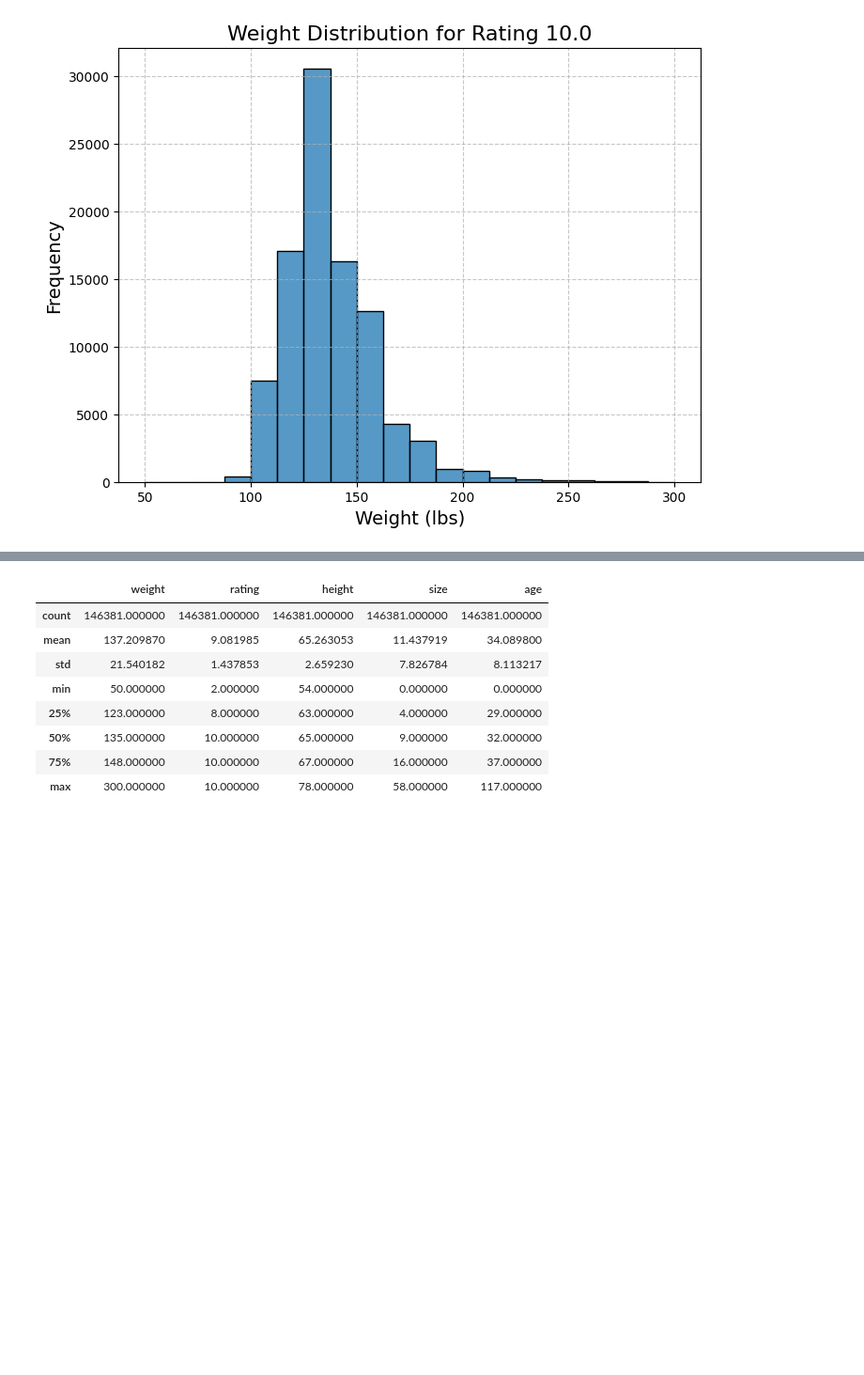
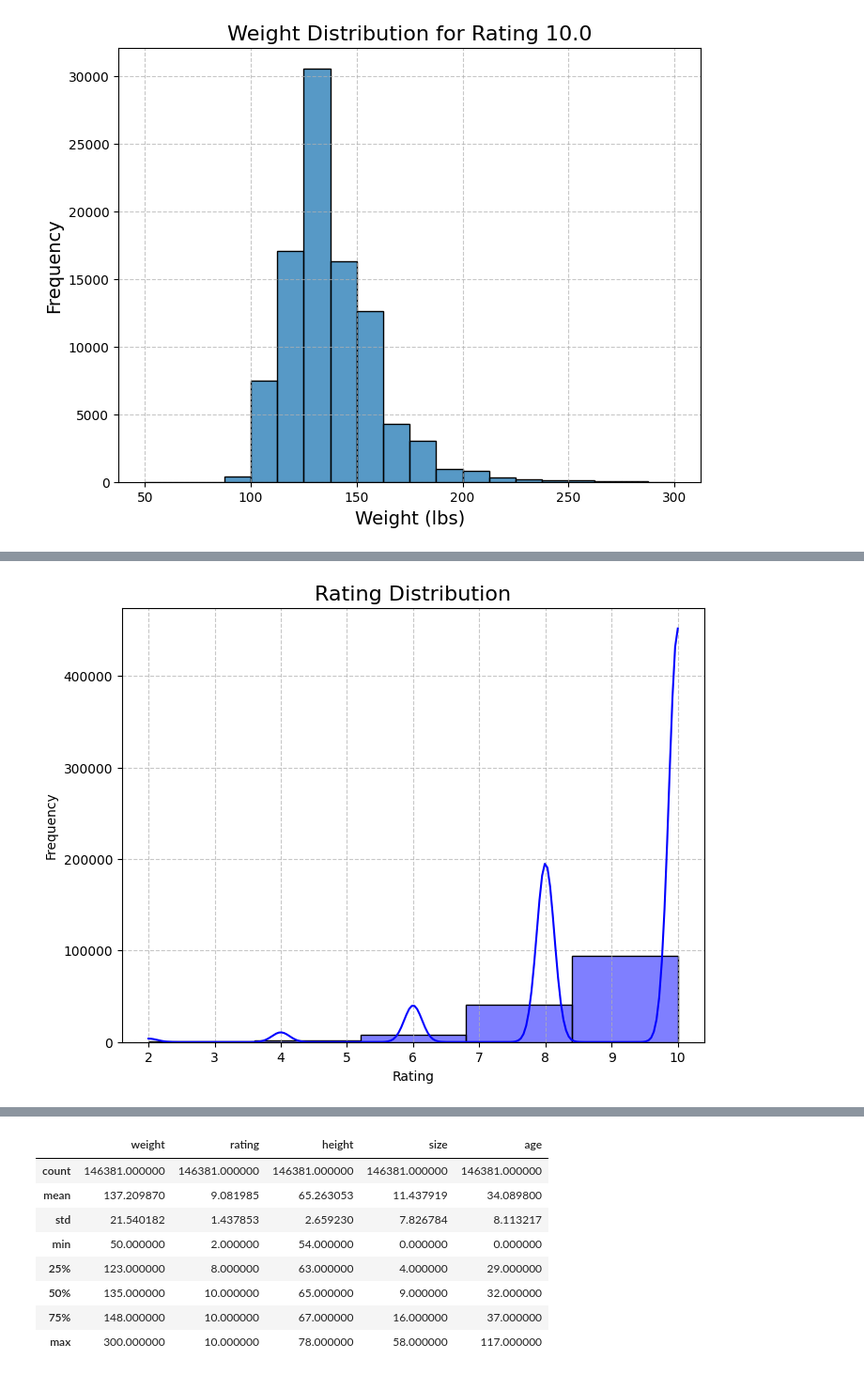
Before and after one commit to jiho-98/CSE158, a Jupyter notebook: ipynb/assignment2.ipynb, the cells around one changed output, grey strips where cells are left out. Shown at 94% size. Cells and saved outputs as stored; diff of their text form; code cells hidden in the pictures; blank space fills up the shorter version.

```diff
--- a/ipynb/assignment2.ipynb
+++ b/ipynb/assignment2.ipynb
@@ -438,0 +441,10 @@ plt.show()
+# %%
+plt.figure(figsize=(8, 6))
+sns.histplot(df['rating'], bins=5, kde=True, color='blue')
+plt.title('Rating Distribution', fontsize=16)
+plt.xlabel('Rating')
+plt.ylabel('Frequency')
+plt.grid(axis='both', linestyle='--', alpha=0.7)
+plt.show()
+# %% [output]
+[figure, added]
```
Also changed, not shown: parts of 5 cells of this notebook.
